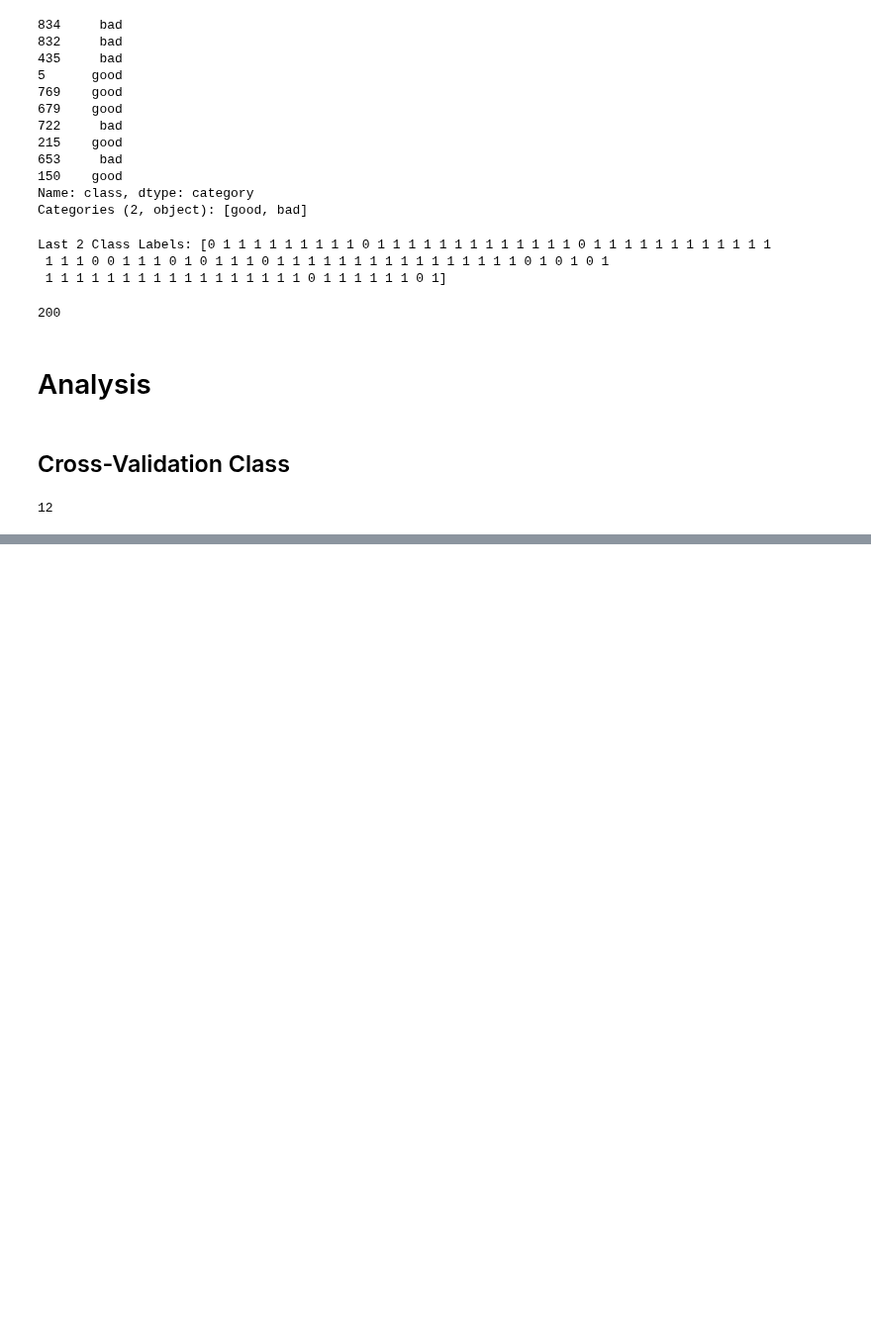
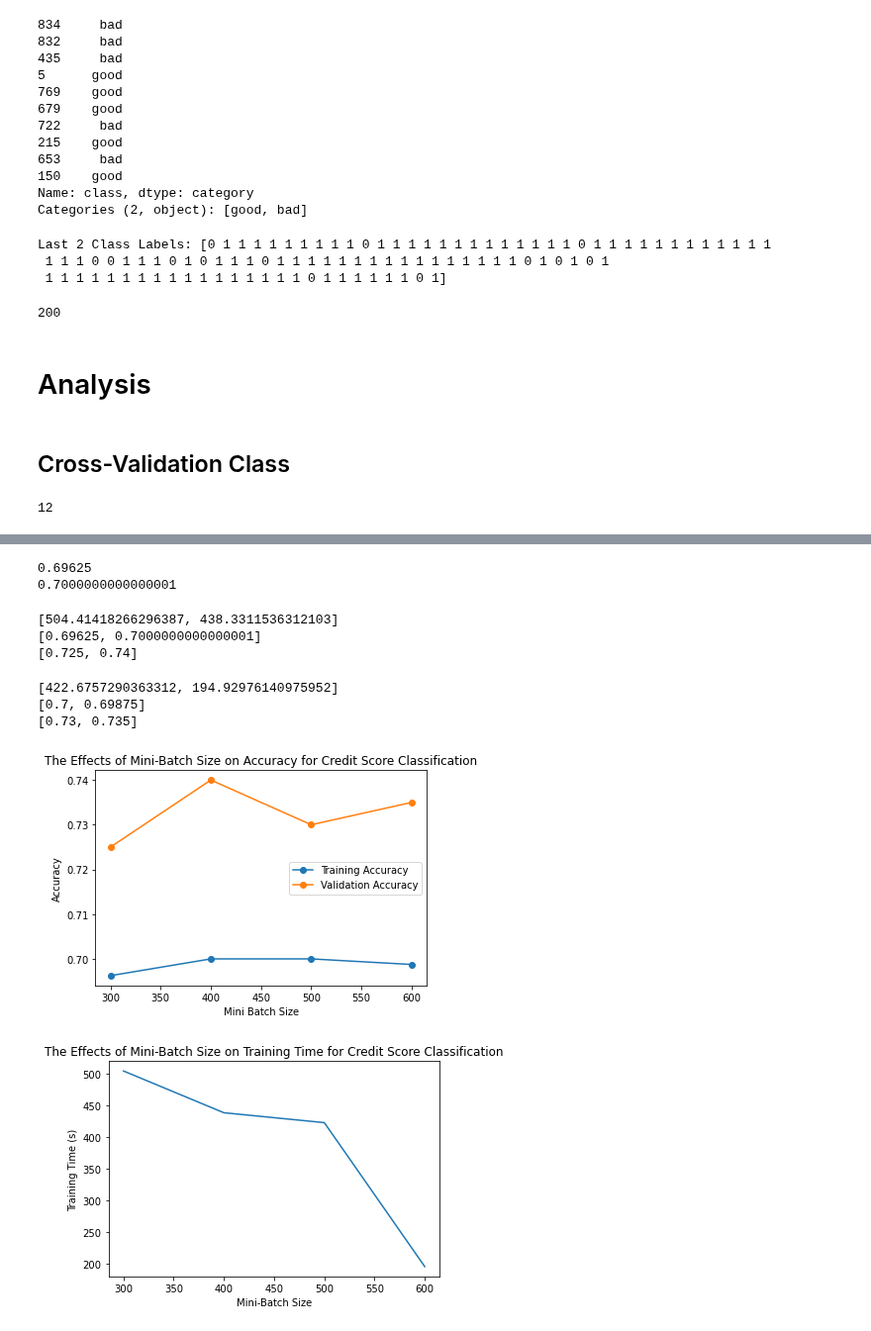
Before and after one commit to brendanmarks/project2, a Jupyter notebook: project2.ipynb, the cells around one changed output, grey strips where cells are left out. Shown at 99% size. Saved outputs shown, nothing was run; the diff lists cells and outputs as text; code cells hidden in the pictures; blank space fills up the shorter version.

```diff
--- a/project2.ipynb
+++ b/project2.ipynb
@@ -753,0 +871,76 @@ KeyboardInterrupt:
+# %%
+train_times2 = []
+accuracies2 = []
+predictions2 = []
+
+mini_sizes = [300, 400, 500, 0]
+
+minibatch_tester_2 = None
+for b in mini_sizes:
+  if minibatch_tester_2 is None:
+    minibatch_tester_2 = Tester(learning_rate=best_valuesc[0], max_iters=int(best_valuesc[1]), alphaa=best_valuesc[2], beta1=best_valuesc[3], max_iterations=int(best_valuesc[4]),
+                            max_no_change=int(best_valuesc[5]), adaptive=best_valuesc[6], beta2=best_valuesc[7], epsilon=best_valuesc[8], minibatch_size=int(b), regularize=int(best_valuesc[10]),
+                            lambdaa=best_values[11])
+  else:
+    minibatch_tester_2.set_params(learning_rate=best_valuesc[0], max_iters=int(best_valuesc[1]), alphaa=best_valuesc[2], beta1=best_valuesc[3], max_iterations=int(best_valuesc[4]),
+                                max_no_change=int(best_valuesc[5]), adaptive=best_valuesc[6], beta2=best_valuesc[7], epsilon=best_valuesc[8], minibatch_size=int(b), regularize=int(best_valuesc[10]),
+                                lambdaa=best_valuesc[11])
+  start_time = time.time()
+  a = minibatch_tester_2.fit(credit_final)
+  run_time = time.time() - start_time
+  predictions2.append(minibatch_tester_2.predict_score(credit_test_final, "class"))
+
+  accuracies2.append(a)
+  train_times2.append(run_time)
+# %% [output]
+0.69625
+0.7000000000000001
+# %%
+print (train_times2)
+print (accuracies2)
+print (predictions2)
+# %% [output]
+[504.41418266296387, 438.3311536312103]
+[0.69625, 0.7000000000000001]
+[0.725, 0.74]
+# %%
+print(train_times2) # for 500 and 0
+print (accuracies2)
+print (predictions2)
+# %% [output]
+[422.6757290363312, 194.92976140975952]
+[0.7, 0.69875]
+[0.73, 0.735]
+# %%
+train_times2 = [504.41418266296387, 438.3311536312103] + [422.6757290363312, 194.92976140975952]
+accuracies2 = [0.69625, 0.7000000000000001] + [0.7, 0.69875]
+predictions2 = [0.725, 0.74] + [0.73, 0.735]
+
+x =  accuracies2
+x3 = predictions2
+y = [300,400,500,600]
+
+fig,ax=plt.subplots()
+ax.set_title('The Effects of Mini-Batch Size on Accuracy for Credit Score Classification')
+line1, = ax.plot(y, x, marker="o")
+ax.set_xlabel("Mini Batch Size")
+ax.set_ylabel("Accuracy")
+line2, = ax.plot(y, x3, marker="o")
+
+line1.set_label('Training Accuracy')
+line2.set_label('Validation Accuracy')
+ax.legend()
+
+plt.show()
+
+
+x = y
+y = train_times2
+plt.plot(x, y)
+plt.title('The Effects of Mini-Batch Size on Training Time for Credit Score Classification')
+plt.xlabel('Mini-Batch Size')
+plt.ylabel('Training Time (s)')
+plt.show()
+# %% [output]
+[figure, added]
+[figure, added]
```
Also changed, not shown: parts of 28 cells of this notebook.
